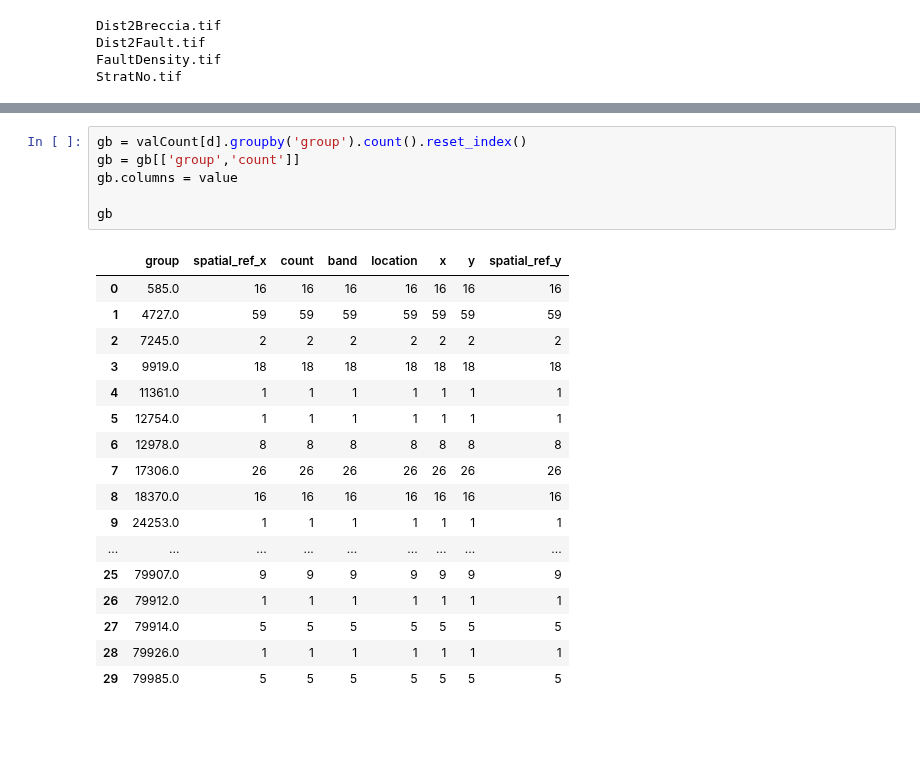
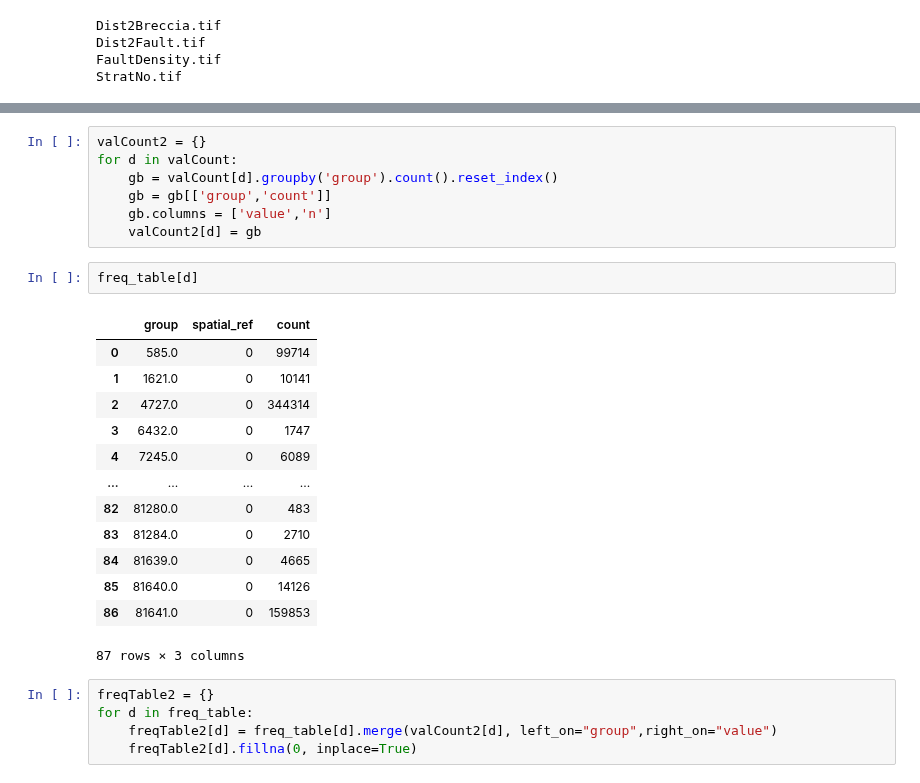
Before and after one commit to RichardScottOZ/Simple-Weights-of-Evidence, a Jupyter notebook: WoE-Test.ipynb, the cells around one changed output, grey strips where cells are left out. Cells and saved outputs as stored; diff of their text form; blank space fills up the shorter version.

```diff
--- a/WoE-Test.ipynb
+++ b/WoE-Test.ipynb
@@ -239,24 +214,28 @@ for d in valCount:
 # %%
-gb = valCount[d].groupby('group').count().reset_index()
-gb = gb[['group','count']]
-gb.columns = value
-
-gb
+valCount2 = {}
+for d in valCount:
+    gb = valCount[d].groupby('group').count().reset_index()
+    gb = gb[['group','count']]
+    gb.columns = ['value','n']
+    valCount2[d] = gb
-# %% [output]
-|  | group | spatial_ref_x | count | band | location | x | y | spatial_ref_y |
-| 0 | 585.0 | 16 | 16 | 16 | 16 | 16 | 16 | 16 |
-| 1 | 4727.0 | 59 | 59 | 59 | 59 | 59 | 59 | 59 |
-| 2 | 7245.0 | 2 | 2 | 2 | 2 | 2 | 2 | 2 |
-| 3 | 9919.0 | 18 | 18 | 18 | 18 | 18 | 18 | 18 |
-| 4 | 11361.0 | 1 | 1 | 1 | 1 | 1 | 1 | 1 |
-| 5 | 12754.0 | 1 | 1 | 1 | 1 | 1 | 1 | 1 |
-| 6 | 12978.0 | 8 | 8 | 8 | 8 | 8 | 8 | 8 |
-| 7 | 17306.0 | 26 | 26 | 26 | 26 | 26 | 26 | 26 |
-| 8 | 18370.0 | 16 | 16 | 16 | 16 | 16 | 16 | 16 |
-| 9 | 24253.0 | 1 | 1 | 1 | 1 | 1 | 1 | 1 |
-| ... | ... | ... | ... | ... | ... | ... | ... | ... |
-| 25 | 79907.0 | 9 | 9 | 9 | 9 | 9 | 9 | 9 |
-| 26 | 79912.0 | 1 | 1 | 1 | 1 | 1 | 1 | 1 |
-| 27 | 79914.0 | 5 | 5 | 5 | 5 | 5 | 5 | 5 |
-| 28 | 79926.0 | 1 | 1 | 1 | 1 | 1 | 1 | 1 |
-| 29 | 79985.0 | 5 | 5 | 5 | 5 | 5 | 5 | 5 |
+# %%
+freq_table[d]
+# %% [output]
+|  | group | spatial_ref | count |
+| 0 | 585.0 | 0 | 99714 |
+| 1 | 1621.0 | 0 | 10141 |
+| 2 | 4727.0 | 0 | 344314 |
+| 3 | 6432.0 | 0 | 1747 |
+| 4 | 7245.0 | 0 | 6089 |
+| ... | ... | ... | ... |
+| 82 | 81280.0 | 0 | 483 |
+| 83 | 81284.0 | 0 | 2710 |
+| 84 | 81639.0 | 0 | 4665 |
+| 85 | 81640.0 | 0 | 14126 |
+| 86 | 81641.0 | 0 | 159853 |
+87 rows × 3 columns
+# %%
+freqTable2 = {}
+for d in freq_table:
+    freqTable2[d] = freq_table[d].merge(valCount2[d], left_on="group",right_on="value")
+    freqTable2[d].fillna(0, inplace=True)
```
Also changed, not shown: parts of 3 cells of this notebook.
